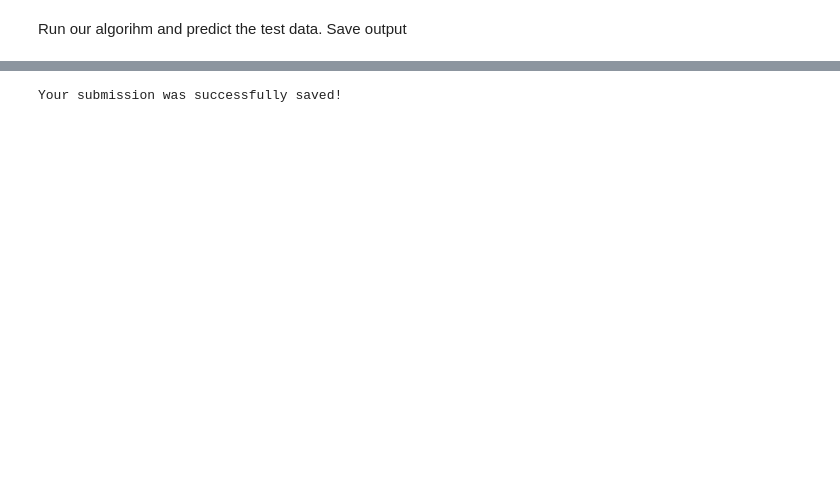
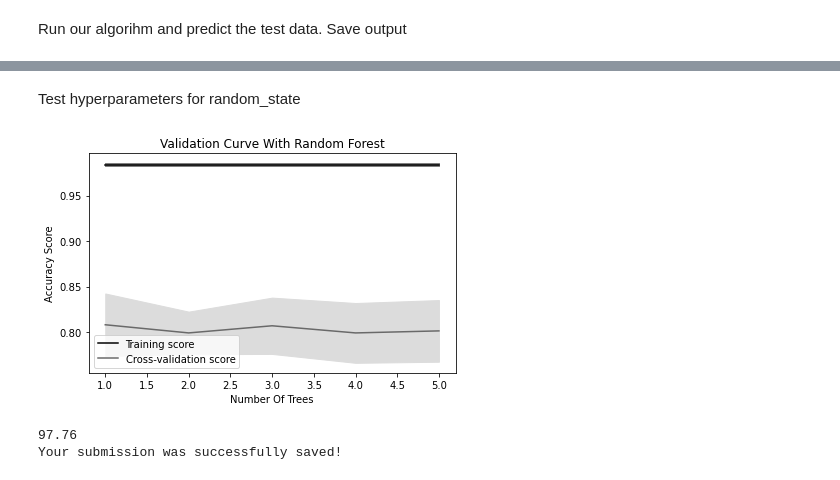
Before and after one commit to Henkef3/titanicKaggle, a Jupyter notebook: titanic.ipynb, the cells around one changed output, grey strips where cells are left out. Drawn from its saved outputs; the diff is of its cells as text; code cells hidden in the pictures; blank space fills up the shorter version.

```diff
--- a/titanic.ipynb
+++ b/titanic.ipynb
@@ -367,3 +678,43 @@ Run our algorihm and predict the test data. Save output
+# %% [markdown]
+Test hyperparameters for random_state
+# %%
+from sklearn.ensemble import RandomForestClassifier
+from sklearn.model_selection import validation_curve
+import matplotlib.pyplot as plt
+
+param_range = [1,2,3,4,5]
+
+train_scoreNum, test_scoreNum = validation_curve(
+                                RandomForestClassifier(),
+                                X = X_train, y = Y_train,
+                                param_name = 'random_state',
+                                param_range = param_range, scoring="accuracy",                                 n_jobs=1)
+
+# Calculate mean and standard deviation for training set scores
+train_mean = np.mean(train_scoreNum, axis=1)
+train_std = np.std(train_scoreNum, axis=1)
+
+# Calculate mean and standard deviation for test set scores
+test_mean = np.mean(test_scoreNum, axis=1)
+test_std = np.std(test_scoreNum, axis=1)
+
+# Plot mean accuracy scores for training and test sets
+plt.plot(param_range, train_mean, label="Training score", color="black")
+plt.plot(param_range, test_mean, label="Cross-validation score", color="dimgrey")
+
+# Plot accurancy bands for training and test sets
+plt.fill_between(param_range, train_mean - train_std, train_mean + train_std, color="gray")
+plt.fill_between(param_range, test_mean - test_std, test_mean + test_std, color="gainsboro")
+
+# Create plot
+plt.title("Validation Curve With Random Forest")
+plt.xlabel("Number Of Trees")
+plt.ylabel("Accuracy Score")
+plt.tight_layout()
+plt.legend(loc="best")
+plt.show()
+# %% [output]
+[figure, added]
 # %%
 from sklearn.ensemble import RandomForestClassifier
 
@@ -373,12 +724,15 @@ features = ["Pclass", "Sex", "SibSp", "Parch", "Fare", "Embarked", "Title", "Age
 X = pd.get_dummies(train_data[features])
 X_test = pd.get_dummies(test_data[features])
 
-model = RandomForestClassifier(n_estimators=100, max_depth=7, random_state=1)
+model = RandomForestClassifier(n_estimators=100, max_depth=15, random_state=1)
 model.fit(X, y)
 predictions = model.predict(X_test)
+acc_log = round(model.score(X, y) * 100, 2)
+print(acc_log)
 
 output = pd.DataFrame({'PassengerId': test_data.PassengerId, 'Survived': predictions})
 output.to_csv('./output/my_submission.csv', index=False)
 print("Your submission was successfully saved!")
 # %% [output]
+97.76
 Your submission was successfully saved!
```
Also changed, not shown: parts of 21 cells of this notebook.
